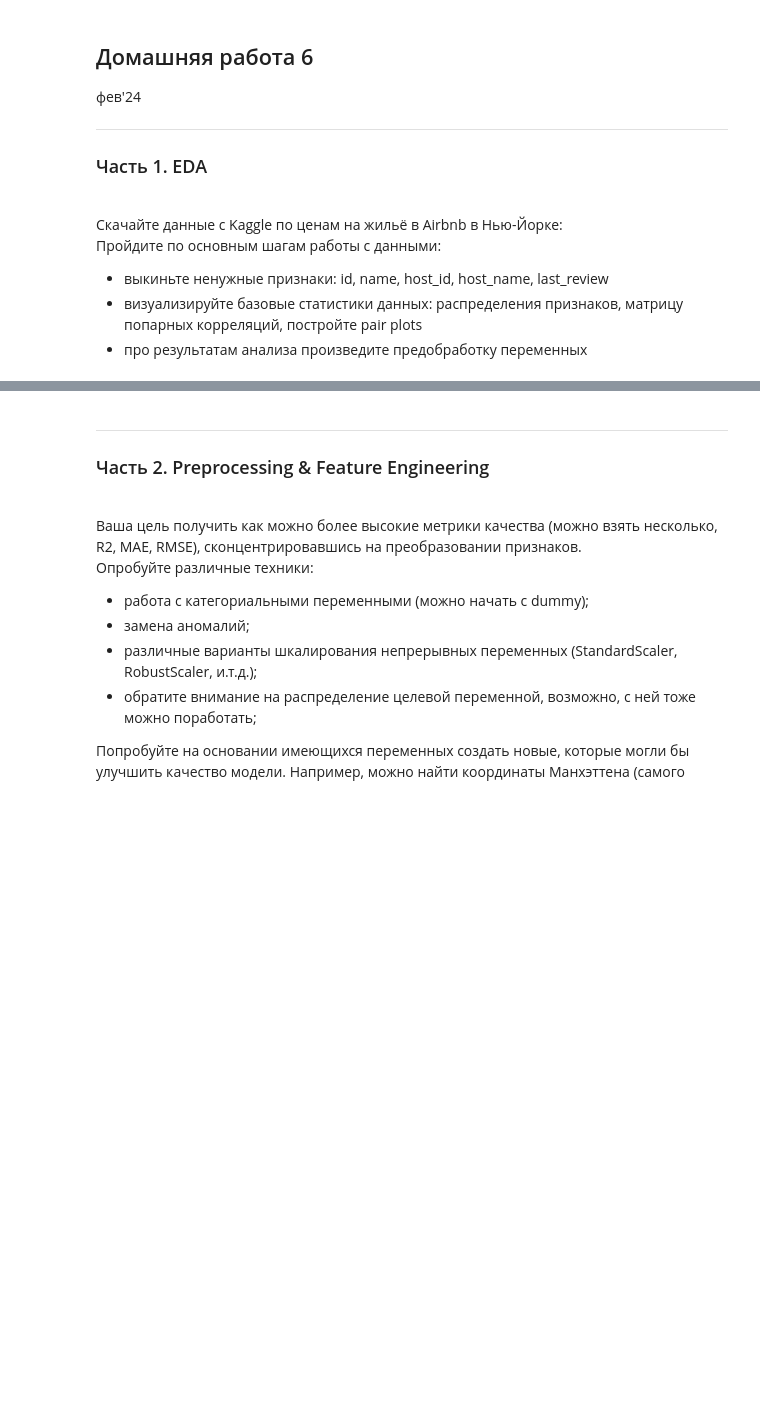
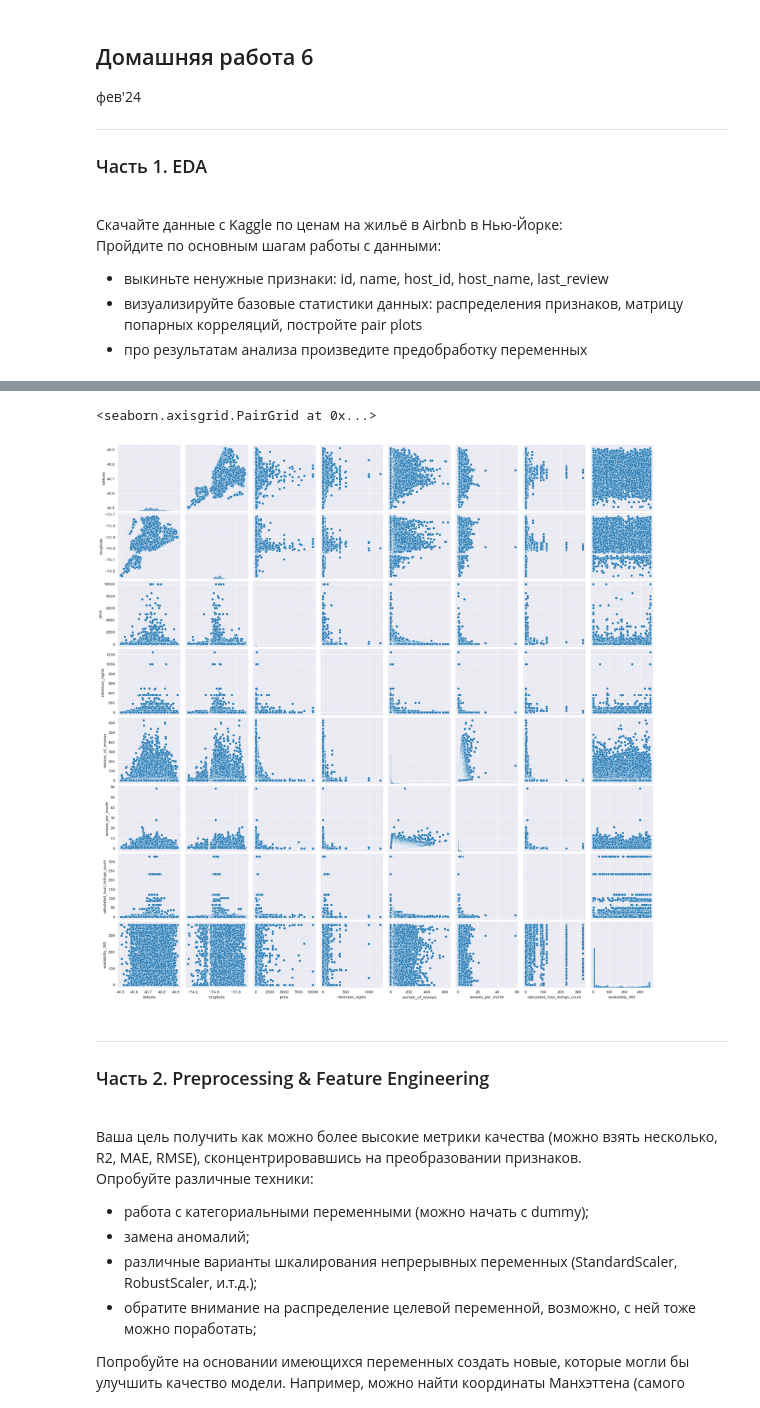
Before and after one commit to totkin/Learning-ML-2023, a Jupyter notebook: hw-6/homework-06.ipynb, the cells around one changed output, grey strips where cells are left out. Saved outputs shown, nothing was run; the diff lists cells and outputs as text; code cells hidden in the pictures; blank space fills up the shorter version.

```diff
--- a/hw-6/homework-06.ipynb
+++ b/hw-6/homework-06.ipynb
@@ -99,0 +220,4 @@ sns.pairplot(data=tips_raw,vars=["tip","size","total_bill"], hue="sex")
+# %%
+%%time
+sns.pairplot(data=df)
+# %% [output]
@@ -100,3 +225,5 @@ sns.pairplot(data=tips_raw,vars=["tip","size","total_bill"], hue="sex")
+<seaborn.axisgrid.PairGrid at 0x...>
+[figure, added]
 # %% [markdown]
 <hr>
 
```
Also changed, not shown: parts of 25 cells of this notebook, 1 other file.
